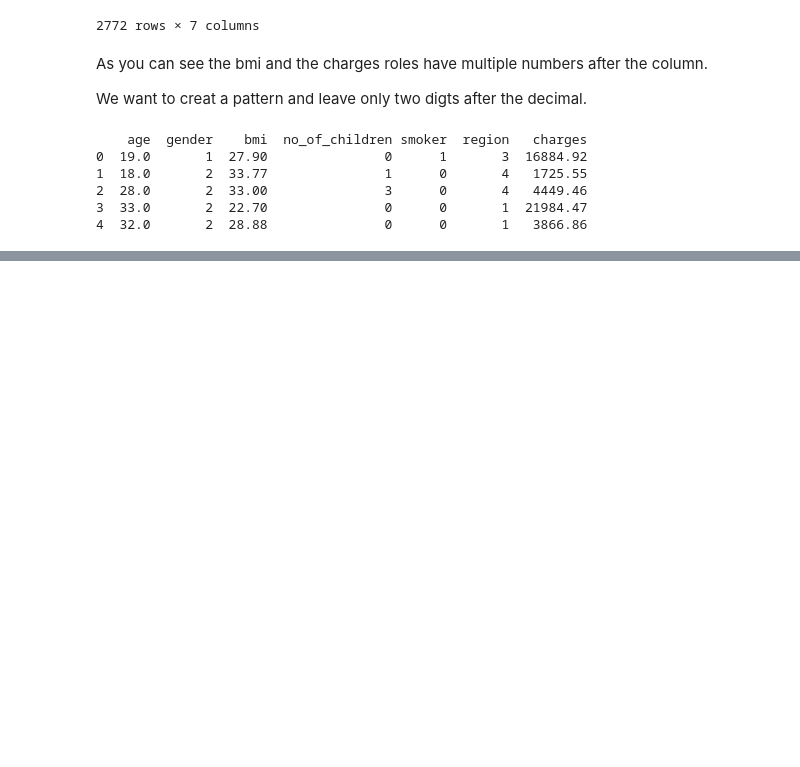
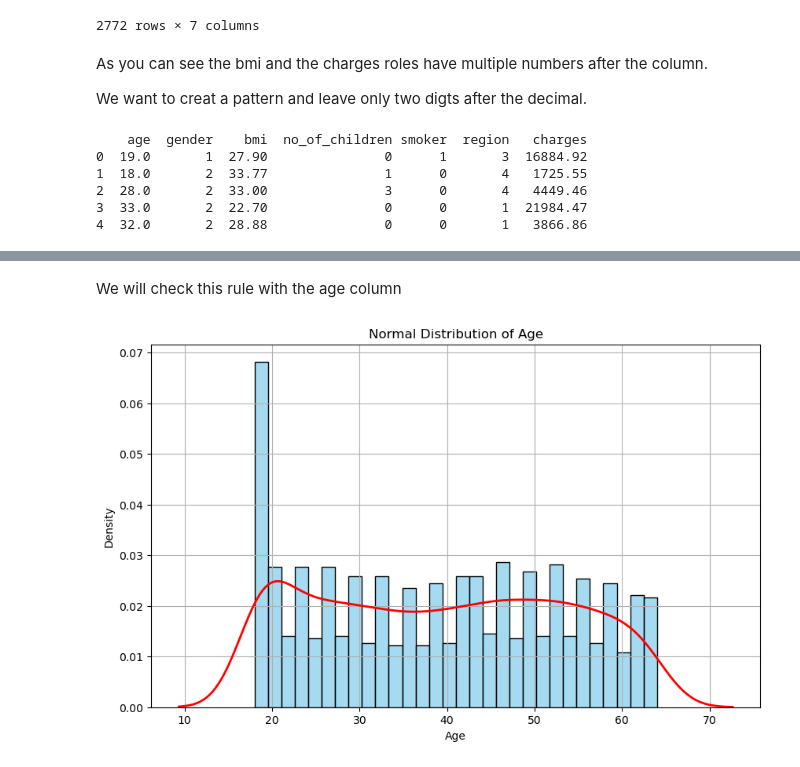
Before and after one commit to fernandes-s/insurance_cost_analysis, a Jupyter notebook: Insurance_Analysis.ipynb, the cells around one changed output, grey strips where cells are left out. Cells and saved outputs as stored; diff of their text form; code cells hidden in the pictures; blank space fills up the shorter version.

```diff
--- a/Insurance_Analysis.ipynb
+++ b/Insurance_Analysis.ipynb
@@ -427,0 +434,19 @@ print(unique_smokers)
+# %% [markdown]
+We will check this rule with the age column
+# %%
+# Plotting the distribution
+plt.figure(figsize=(10, 6))
+
+# Plot histogram
+sns.histplot(df['age'], kde=False, bins=30, color='skyblue', stat='density')
+
+# Plot normal distribution curve
+sns.kdeplot(df['age'], color='red', linewidth=2)
+
+plt.title('Normal Distribution of Age')
+plt.xlabel('Age')
+plt.ylabel('Density')
+plt.grid(True)
+plt.show()
+# %% [output]
+[figure, added]
```
Also changed, not shown: parts of 68 cells of this notebook, 1 other file.
